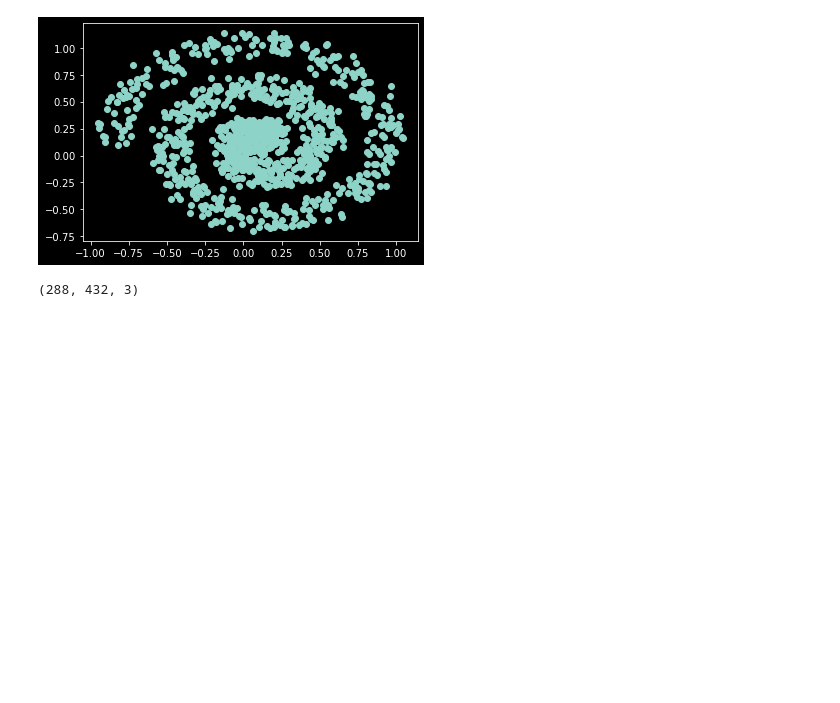
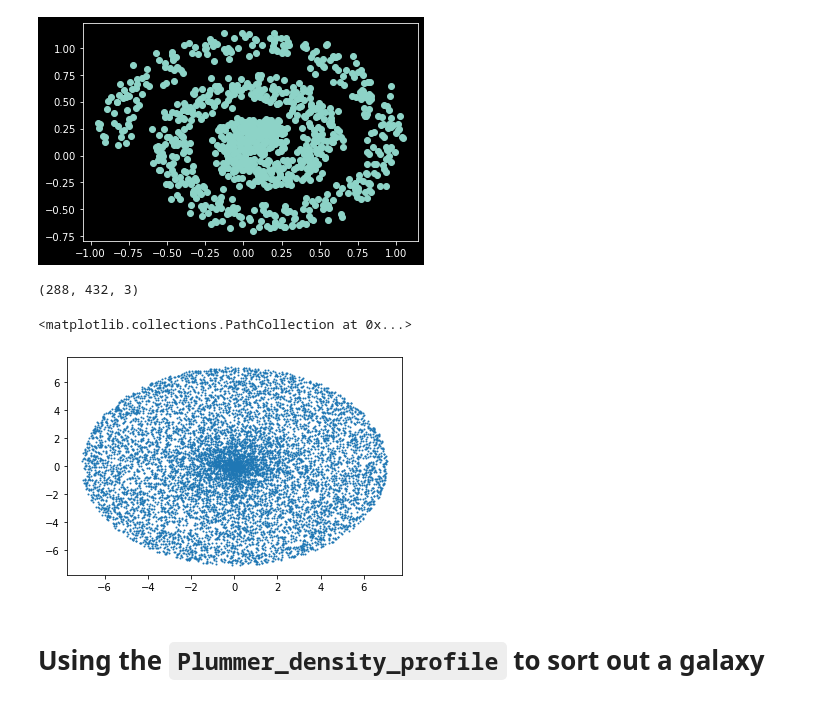
Before and after one commit to Astrojigs/Orbital-simulations, a Jupyter notebook: Barnes-hut Algorithm Animations.ipynb, the cells around one changed output. Saved outputs shown, nothing was run; the diff lists cells and outputs as text; code cells hidden in the pictures; blank space fills up the shorter version.

```diff
--- a/Barnes-hut Algorithm Animations.ipynb
+++ b/Barnes-hut Algorithm Animations.ipynb
@@ -728,3 +761,24 @@ data = data.reshape(fig.canvas.get_width_height()[::-1] + (3,))
 data.shape
 # %% [output]
 (288, 432, 3)
+# %%
+def plummer_density_profile(n, r_scale):
+    """
+    Returns x and y coordinates, and x and y velocities of n stars using the Plummer density profile
+
+    Parameters:
+    n (int): Number of stars to generate
+    r_scale (float): Scale radius of the Plummer density profile
+
+    Returns:
+    x, y, vx, vy (np.ndarray): x and y coordinates, and x and y velocities of the stars
+    """
+    r = np.random.uniform(0, r_scale, n)
+    theta = np.random.uniform(0, 2 * np.pi, n)
+    x = r * np.cos(theta) / (1 + (r/r_scale)**2)**0.5
+    y = r * np.sin(theta) / (1 + (r/r_scale)**2)**0.5
+    v_r = -1 * (r_scale**2 + r**2)**(-0.5) * r / (r_scale**2 + r**2)**0.5
+    v_theta = (r_scale**2 + r**2)**(-0.5)
+    vx = v_r * np.cos(theta) - v_theta * np.sin(theta)
+    vy = v_r * np.sin(theta) + v_theta * np.cos(theta)
+    return x, y, vx, vy
@@ -730,0 +808,9 @@ data.shape
+# %%
+x,y,vx,vy= plummer_density_profile(10000,10)
+
+plt.scatter(x,y,s=1)
+# %% [output]
+<matplotlib.collections.PathCollection at 0x...>
+[figure, added]
+# %% [markdown]
+# Using the `Plummer_density_profile` to sort out a galaxy
```
Also changed, not shown: parts of 19 cells of this notebook, 9 other files.
